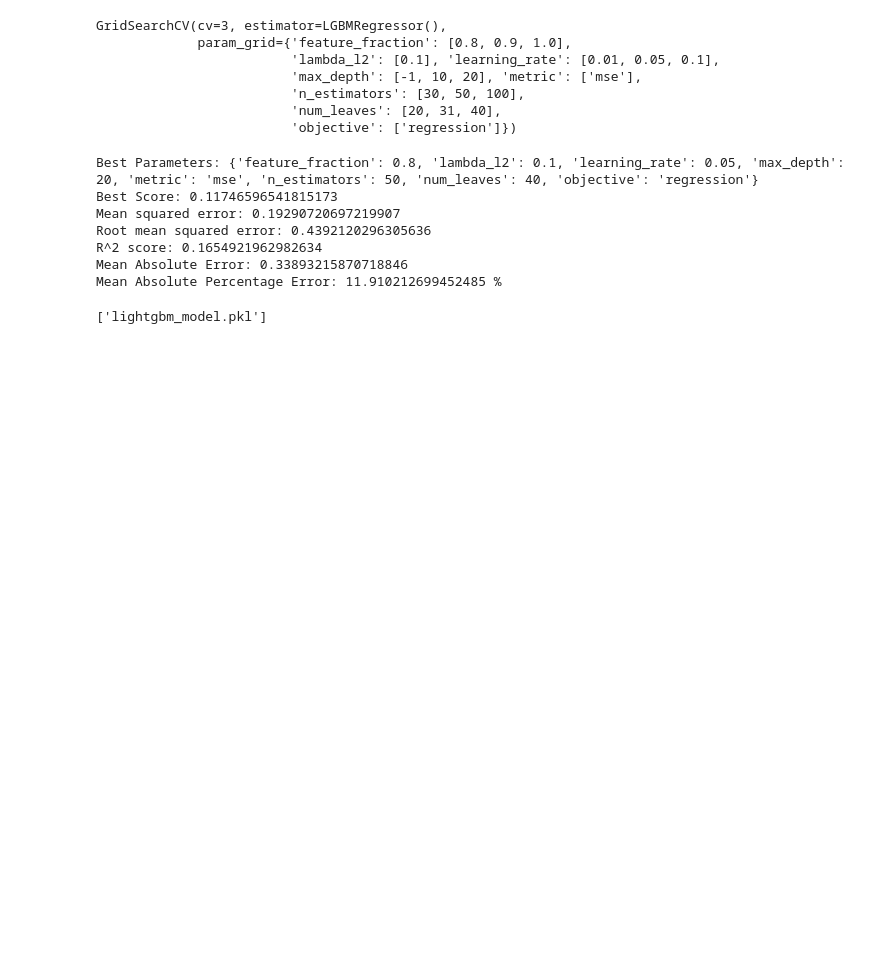
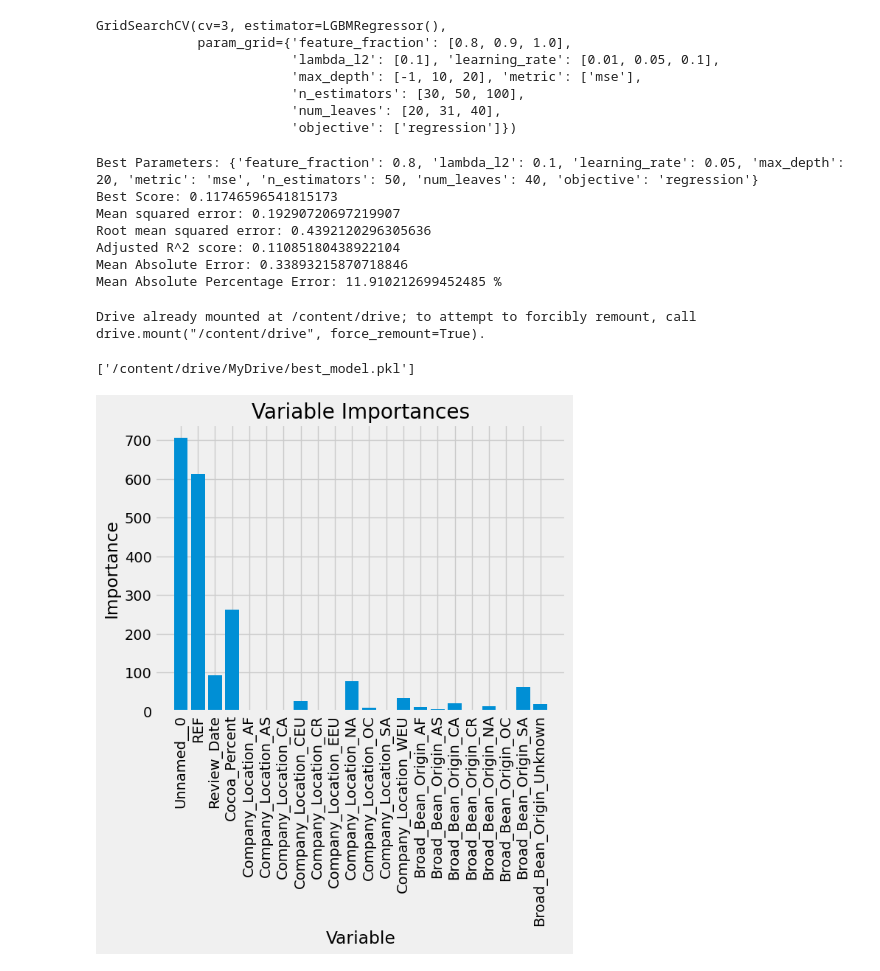
Before and after one commit to Keshfer/Chocolate-Rating-ML, a Jupyter notebook: LightGBM Regression.ipynb, the cells around one changed output. Drawn from its saved outputs; the diff is of its cells as text; code cells hidden in the pictures; blank space fills up the shorter version.

```diff
--- a/LightGBM Regression.ipynb
+++ b/LightGBM Regression.ipynb
@@ -132,7 +139,8 @@ print("Root mean squared error:", math.sqrt(mse))
 
 # R^2 score
 r2 = r2_score(y_test, y_pred)
-print("R^2 score:", r2)
+adjusted_r2score = 1 - (1 - r2) * (len(y_test) - 1) / (len(y_test) - X_test.shape[1] - 1)
+print("Adjusted R^2 score:", adjusted_r2score)
 
 # MAE and MAPE
 mae = mean_absolute_error(y_test, y_pred)
@@ -145,12 +153,29 @@ Best Parameters: {'feature_fraction': 0.8, 'lambda_l2': 0.1, 'learning_rate': 0.
 Best Score: 0.11746596541815173
 Mean squared error: 0.19290720697219907
 Root mean squared error: 0.4392120296305636
-R^2 score: 0.1654921962982634
+Adjusted R^2 score: 0.11085180438922104
 Mean Absolute Error: 0.33893215870718846
 Mean Absolute Percentage Error: 11.910212699452485 %
 # %%
 import joblib
 
-joblib.dump(model, 'lightgbm_model.pkl')
+joblib.dump(best_model, 'lightgbm_model.pkl')
+
+from google.colab import drive
+drive.mount('/content/drive')
+joblib.dump(model, '/content/drive/MyDrive/best_model.pkl')  # Save to your Google Drive
 # %% [output]
-['lightgbm_model.pkl']
+Drive already mounted at /content/drive; to attempt to forcibly remount, call drive.mount("/content/drive", force_remount=True).
+['/content/drive/MyDrive/best_model.pkl']
+# %%
+import matplotlib.pyplot as plt
+
+importances = best_model.feature_importances_
+
+plt.style.use('fivethirtyeight')# list of x locations for plotting
+x_values = list(range(len(importances)))# Make a bar chart
+plt.bar(x_values, importances, orientation = 'vertical')# Tick labels for x axis
+plt.xticks(x_values, best_model.feature_name_, rotation='vertical')# Axis labels and title
+plt.ylabel('Importance'); plt.xlabel('Variable'); plt.title('Variable Importances');
+# %% [output]
+[figure, added]
```
Also changed, not shown: parts of 2 cells of this notebook.
